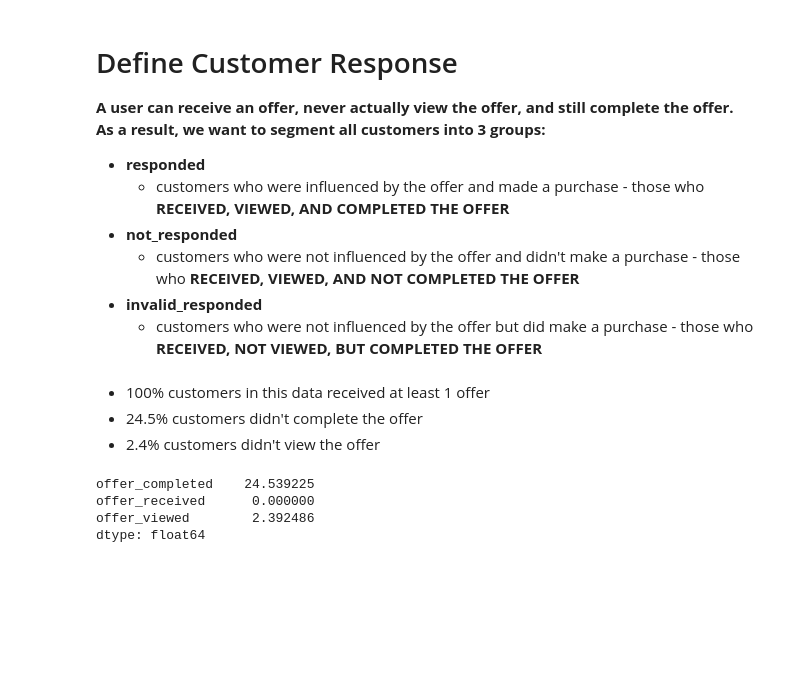
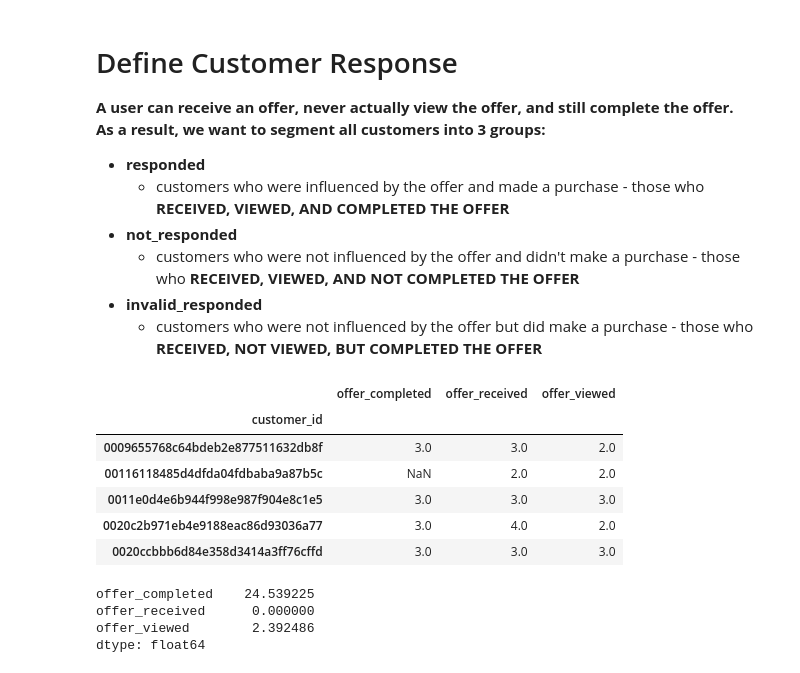
Before and after one commit to kevingao1136/Udacity_DataScience_Nanodegree, a Jupyter notebook: Starbucks_Capstone_Challenge/exploratory_data_analysis.ipynb, the cells around one changed output. Cells and saved outputs as stored; diff of their text form; code cells hidden in the pictures; blank space fills up the shorter version.

```diff
--- a/Starbucks_Capstone_Challenge/exploratory_data_analysis.ipynb
+++ b/Starbucks_Capstone_Challenge/exploratory_data_analysis.ipynb
@@ -125,26 +119,16 @@ offer_events.head()
 - **invalid_responded**
     - customers who were not influenced by the offer but did make a purchase - those who **RECEIVED, NOT VIEWED, BUT COMPLETED THE OFFER**
 # %%
-def create_offer_type_funnels(offer_types):
-
-    '''
-    create a funnel dataset either offer types - discount offers and bogo offers
-
-    INPUT:
-        offer_types - a list of the offer type(s)
-    OUTPUT:
-        funnel - customer funnel dataset of this given offer
-    '''
-
-    # Create funnel
-    funnel = offer_events[offer_events.offer_type.isin(offer_types)]
-    funnel = funnel.groupby(['customer_id','event']).event.count().to_frame().rename({'event':'count'},axis=1).reset_index()
-    funnel = pd.pivot(funnel, index='customer_id', columns='event', values='count')
-    funnel.columns = [col.replace(' ', '_') for col in funnel.columns]
-
-    return funnel
+customer_funnel = offer_events.groupby(['customer_id','event']).event.count().to_frame().rename({'event':'count'},axis=1).reset_index()
+customer_funnel = pd.pivot(customer_funnel, index='customer_id', columns='event', values='count')
+customer_funnel.columns = [col.replace(' ', '_') for col in customer_funnel.columns]
+customer_funnel.head()
+# %% [output]
+|  | offer_completed | offer_received | offer_viewed |
+| customer_id |  |  |  |
+| 0009655768c64bdeb2e877511632db8f | 3.0 | 3.0 | 2.0 |
+| 00116118485d4dfda04fdbaba9a87b5c | NaN | 2.0 | 2.0 |
+| 0011e0d4e6b944f998e987f904e8c1e5 | 3.0 | 3.0 | 3.0 |
+| 0020c2b971eb4e9188eac86d93036a77 | 3.0 | 4.0 | 2.0 |
+| 0020ccbbb6d84e358d3414a3ff76cffd | 3.0 | 3.0 | 3.0 |
-# %% [markdown]
-- 100% customers in this data received at least 1 offer
-- 24.5% customers didn't complete the offer
-- 2.4% customers didn't view the offer
 # %%
```
Also changed, not shown: parts of 14 cells of this notebook, 1 other file.
